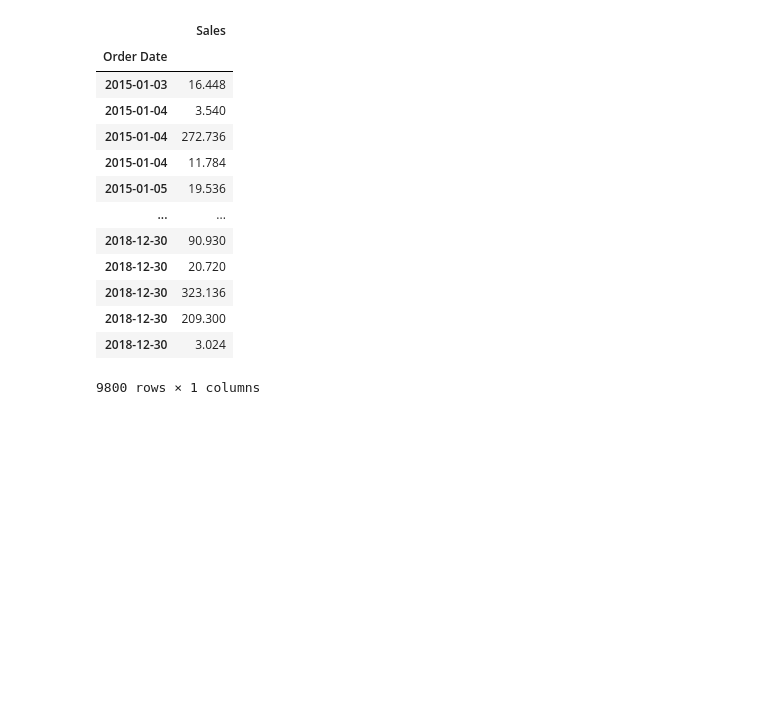
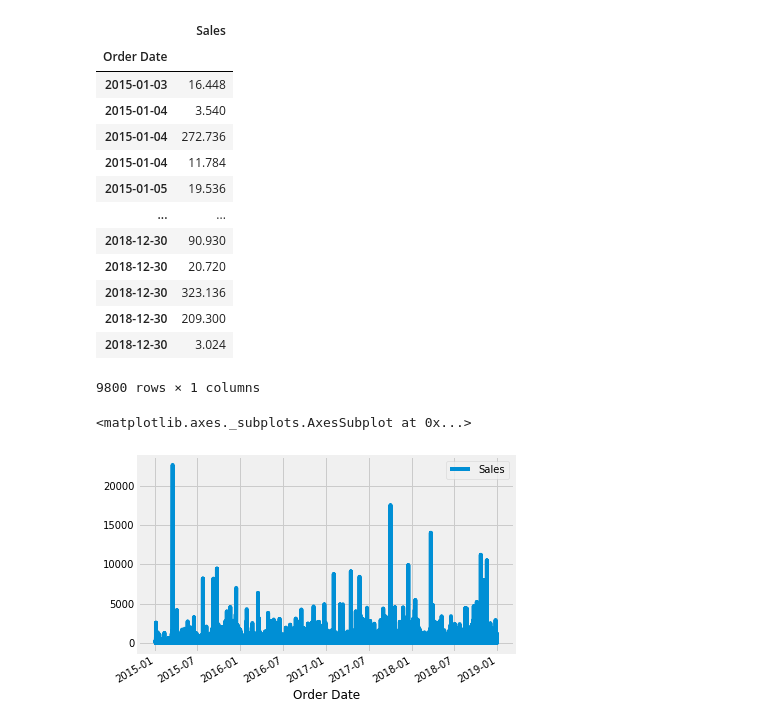
Before and after one commit to Moses-Lin/timeseries, a Jupyter notebook: Time Series Analysis.ipynb, the cells around one changed output. Saved outputs shown, nothing was run; the diff lists cells and outputs as text; code cells hidden in the pictures; blank space fills up the shorter version.

```diff
--- a/Time Series Analysis.ipynb
+++ b/Time Series Analysis.ipynb
@@ -84,3 +86,8 @@ salesdata
 | 2018-12-30 | 209.300 |
 | 2018-12-30 | 3.024 |
 9800 rows × 1 columns
+# %%
+salesdata.plot()
+# %% [output]
+<matplotlib.axes._subplots.AxesSubplot at 0x...>
+[figure, added]
```
Also changed, not shown: parts of 5 cells of this notebook.
